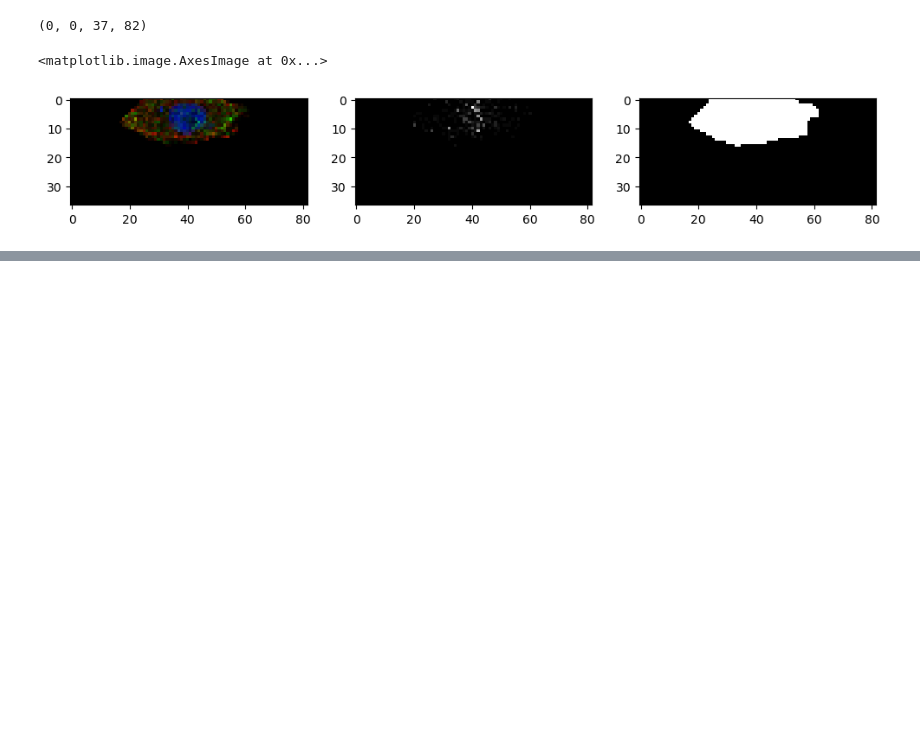
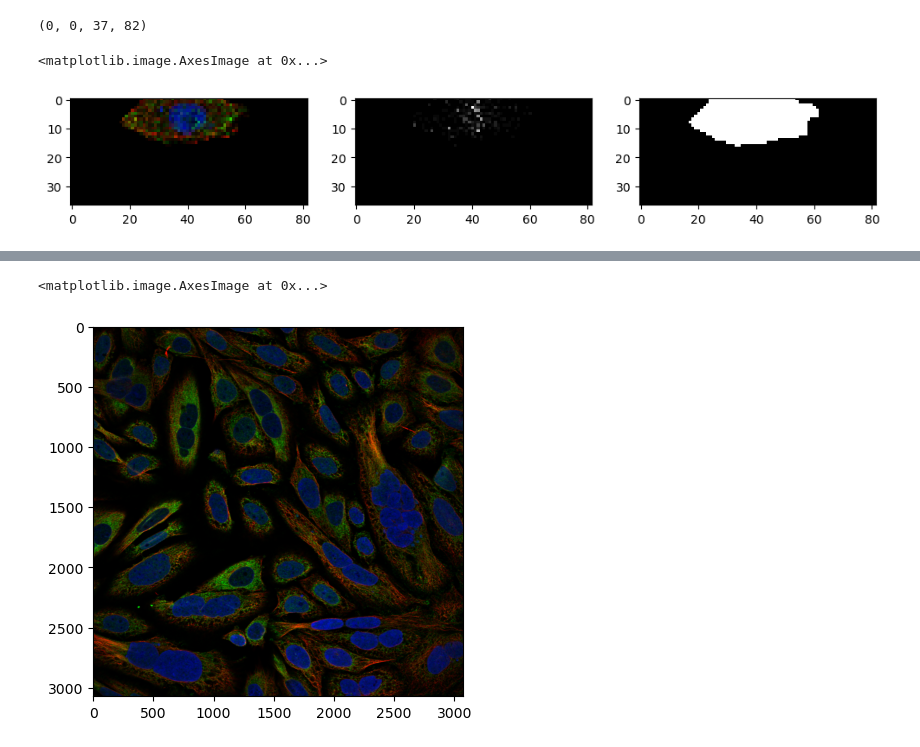
Before and after one commit to CellProfiling/stable-diffusion, a Jupyter notebook: scripts/2023_11_15_eval_sc_loc_clf/segment_cells.ipynb, the cells around one changed output, grey strips where cells are left out. Drawn from its saved outputs; the diff is of its cells as text; code cells hidden in the pictures; blank space fills up the shorter version.

```diff
--- a/scripts/2023_11_15_eval_sc_loc_clf/segment_cells.ipynb
+++ b/scripts/2023_11_15_eval_sc_loc_clf/segment_cells.ipynb
@@ -654,0 +747,6 @@ axes[2].imshow(mask, cmap="gray")
+# %%
+fig, ax = plt.subplots()
+ax.imshow(full_res_image // 256)
+# %% [output]
+<matplotlib.image.AxesImage at 0x...>
+[figure, added]
```
Also changed, not shown: parts of 8 cells of this notebook, 6 other files.
